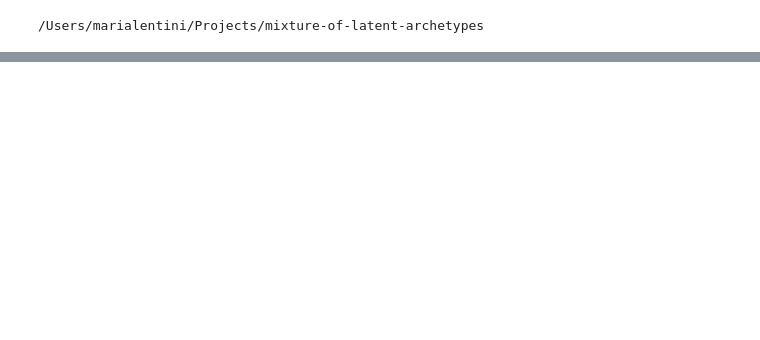
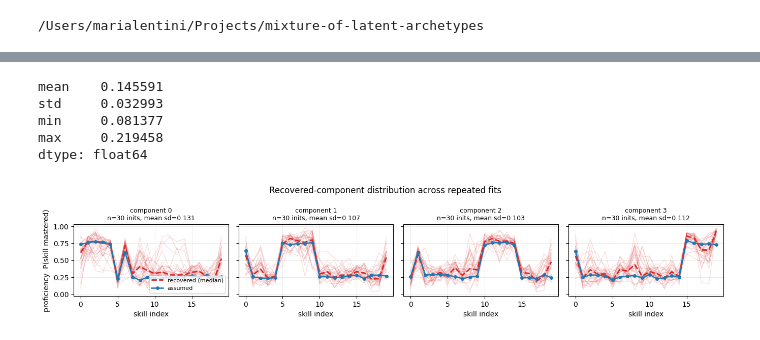
Before and after one commit to lentin26/mixture-of-latent-archetypes, a Jupyter notebook: notebooks/simulation-study.ipynb, the cells around one changed output, grey strips where cells are left out. Drawn from its saved outputs; the diff is of its cells as text; code cells hidden in the pictures; blank space fills up the shorter version.

```diff
--- a/notebooks/simulation-study.ipynb
+++ b/notebooks/simulation-study.ipynb
@@ -38,0 +42,21 @@ summ
+# %%
+import pandas as pd
+from src.simulations.factors import SimulationCondition
+from src.simulations.run import run_init_repeats
+from src.simulations.viz import plot_component_recovery_distribution
+
+stability_condition = SimulationCondition(
+    n_archetypes=4, n_learners=10_000, initialization="random"
+)
+stability_results = run_init_repeats(stability_condition, data_seed=0, n_repeats=30)
+plot_component_recovery_distribution(stability_results, save="figures/stability.pdf")
+
+mu_rmse_by_repeat = pd.Series([r.metrics["mu_rmse"] for r in stability_results])
+mu_rmse_by_repeat.describe()[["mean", "std", "min", "max"]]
+# %% [output]
+mean    0.145591
+std     0.032993
+min     0.081377
+max     0.219458
+dtype: float64
+[figure, added]
```
Also changed, not shown: parts of 11 cells of this notebook, 13 other files.
